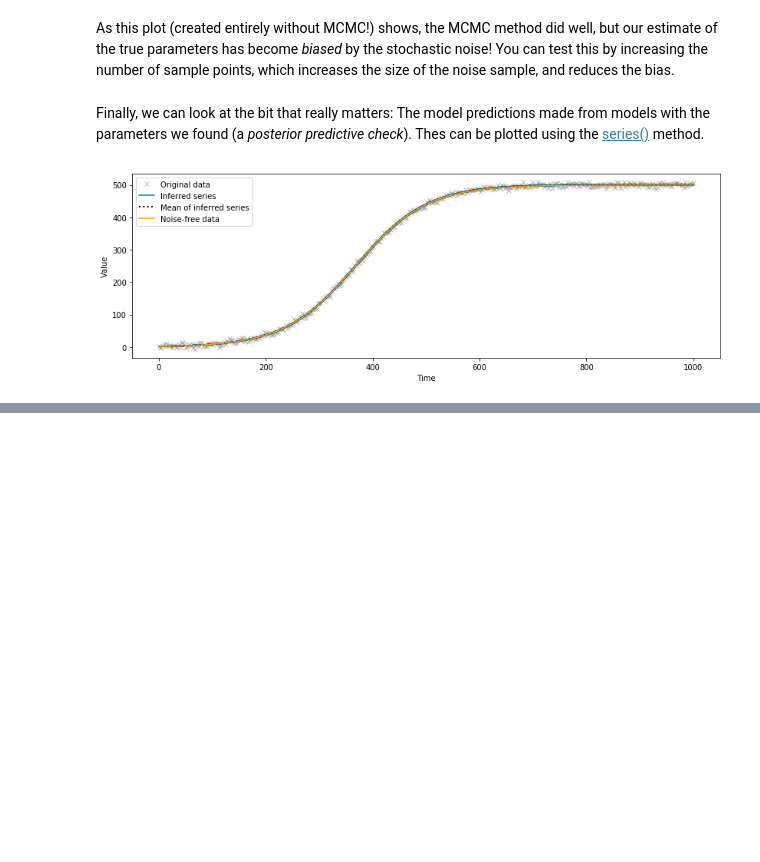
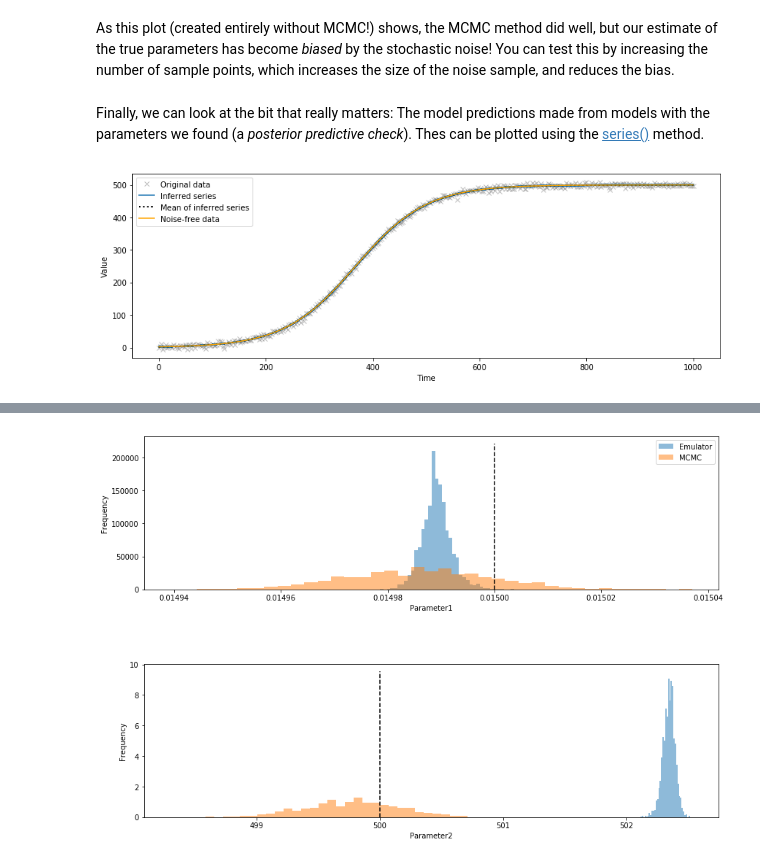
Before and after one commit to lisaplag/pints, a Jupyter notebook: examples/emulators/first-example-new.ipynb, the cells around one changed output, grey strips where cells are left out. Cells and saved outputs as stored; diff of their text form; code cells hidden in the pictures; blank space fills up the shorter version.

```diff
--- a/examples/emulators/first-example-new.ipynb
+++ b/examples/emulators/first-example-new.ipynb
@@ -47,8 +47,7 @@ def histogram(
     import matplotlib.pyplot as plt
 
     # Check matplotlib version
-    use_old_matplotlib = LooseVersion(matplotlib.__version__) \
-        < LooseVersion("2.2")
+    use_old_matplotlib = False
 
     # If we switch to Python3 exclusively, bins and alpha can be keyword-only
     # arguments
@@ -417,9 +416,9 @@ X_train, X_valid, y_train, y_valid = train_test_split(input_parameters, likeliho
 
 emu = pints.MultiLayerNN(log_likelihood, X_train, y_train,
                           input_scaler=MinMaxScaler(), output_scaler=StandardScaler())
-#emu.set_parameters(layers=6, neurons=64, hidden_activation='relu', activation='tanh', learning_rate=0.001)
+#emu.set_parameters(layers=6, neurons=64, hidden_activation='relu', activation='tanh', learning_rate=0.00001)
 emu.set_parameters(layers=6, neurons=64, hidden_activation='relu', activation='linear', learning_rate=0.0001)
-hist = emu.fit(epochs=500, batch_size=32, X_val=X_valid, y_val=y_valid, verbose=0)
+hist = emu.fit(epochs=1000, batch_size=32, X_val=X_valid, y_val=y_valid, verbose=0)
 #emu.summary()
 # %%
 emu([0.015, 500])
@@ -504,11 +544,14 @@ plt.show()
 # %%
 chain_emu = chains_emu[0]
 chain_emu = chain_emu[2000:]
+chain = chains[0]
 chain = chain[2000:]
 # %%
-fig, axes = pints.plot.histogram([chain_emu, chain], ref_parameters=true_parameters)
+fig, axes = histogram([chain_emu, chain], ref_parameters=true_parameters, sample_names=["Emulator", "MCMC"])
 fig.set_size_inches(14, 9)
 plt.show()
+# %% [output]
+[figure, added]
 # %%
 thinned_chain_emu = chain_emu[::10]
 pints.plot.pairwise(thinned_chain_emu, kde=True, ref_parameters=true_parameters)
```
Also changed, not shown: parts of 25 cells of this notebook, 4 other files.
